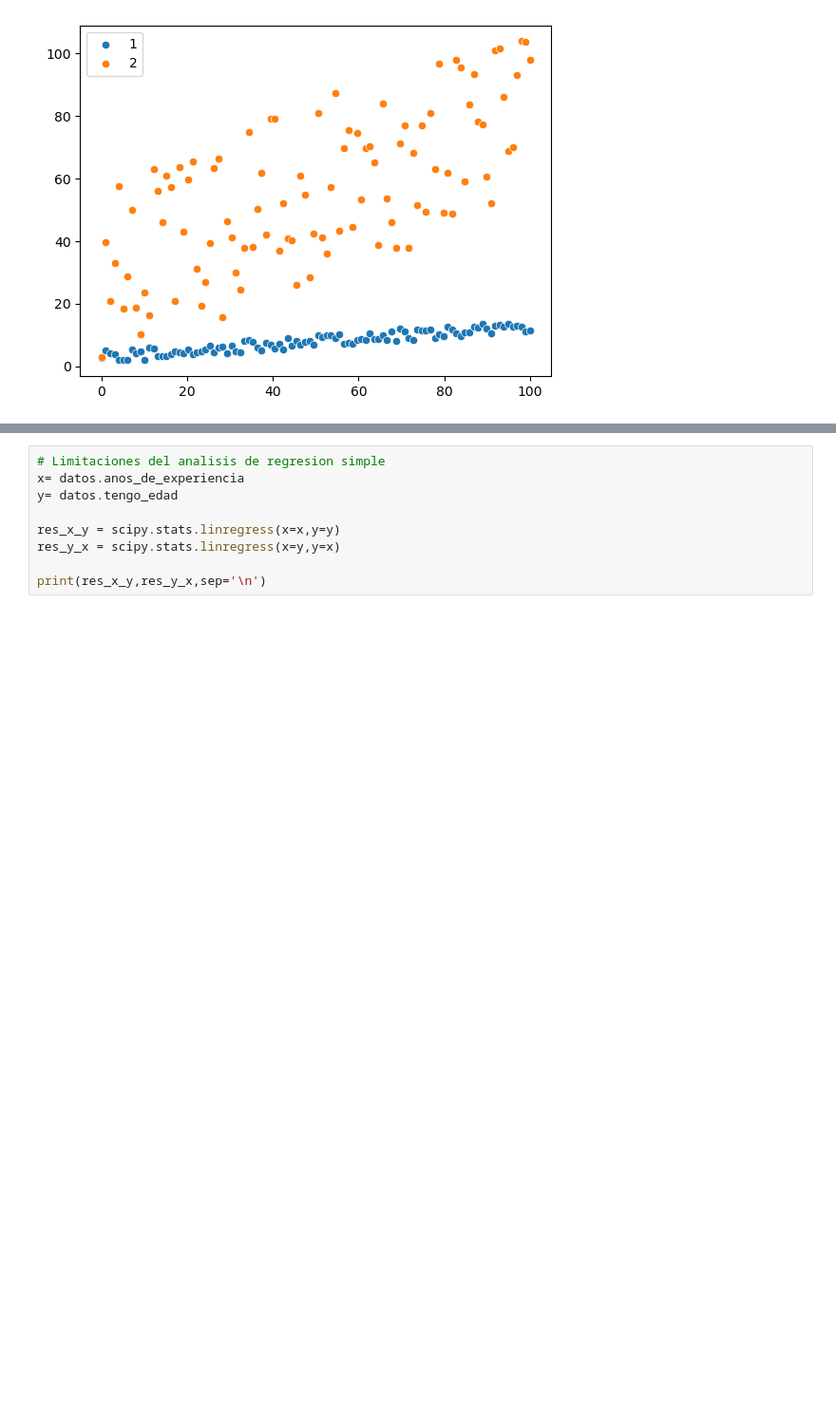
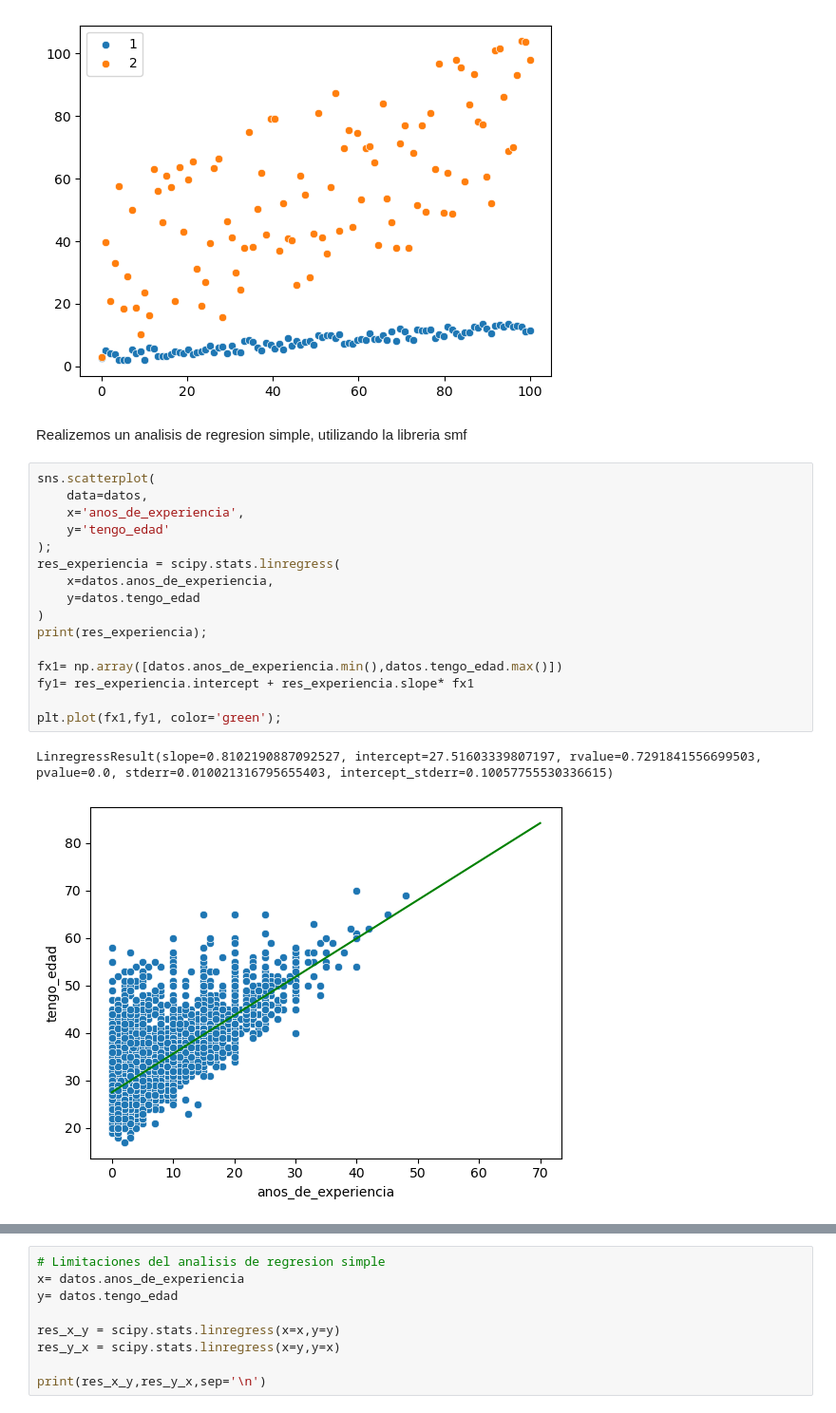
Before and after one commit to diazmiguel/Analisis_Exploratorio_de_Datos, a Jupyter notebook: AnalisisBivariado.ipynb, the cells around one changed output, grey strips where cells are left out. Shown at 95% size. Cells and saved outputs as stored; diff of their text form; blank space fills up the shorter version.

```diff
--- a/AnalisisBivariado.ipynb
+++ b/AnalisisBivariado.ipynb
@@ -241,3 +247,24 @@ print(np.corrcoef(x2,y2))
 [[1.         0.67476343]
  [0.67476343 1.        ]]
 [figure]
+# %% [markdown]
+Realizemos un analisis de regresion simple, utilizando la libreria smf
+# %%
+sns.scatterplot(
+    data=datos,
+    x='anos_de_experiencia',
+    y='tengo_edad'
+);
+res_experiencia = scipy.stats.linregress(
+    x=datos.anos_de_experiencia,
+    y=datos.tengo_edad
+)
+print(res_experiencia);
+
+fx1= np.array([datos.anos_de_experiencia.min(),datos.tengo_edad.max()])
+fy1= res_experiencia.intercept + res_experiencia.slope* fx1
+
+plt.plot(fx1,fy1, color='green');
+# %% [output]
+LinregressResult(slope=0.8102190887092527, intercept=27.51603339807197, rvalue=0.7291841556699503, pvalue=0.0, stderr=0.010021316795655403, intercept_stderr=0.10057755530336615)
+[figure, added]
```
Also changed, not shown: parts of 8 cells of this notebook, 2 other files.
